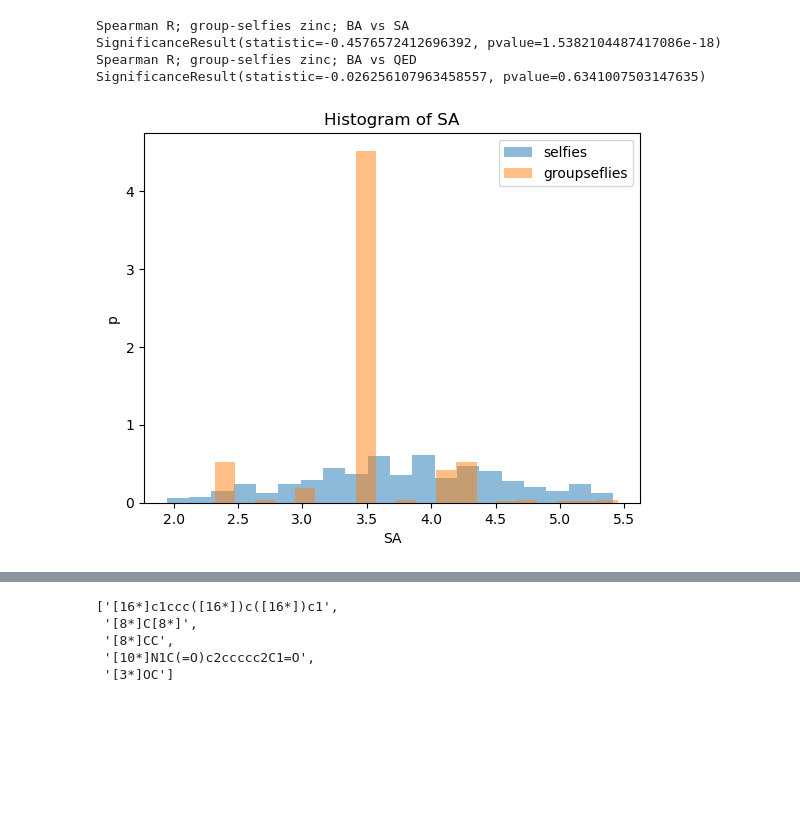
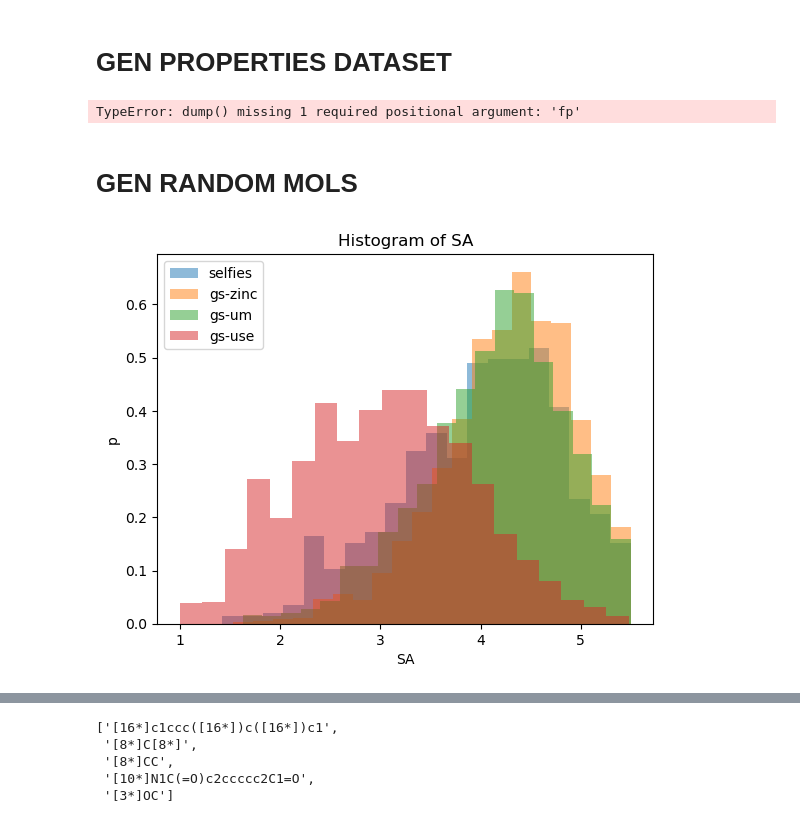
Before and after one commit to naigamshah/LIMO-Plus, a Jupyter notebook: playground.ipynb, the cells around one changed output, grey strips where cells are left out. Drawn from its saved outputs; the diff is of its cells as text; code cells hidden in the pictures; blank space fills up the shorter version.

```diff
--- a/playground.ipynb
+++ b/playground.ipynb
@@ -49,17 +33,10 @@ Spearman R; selfies; BA vs QED SignificanceResult(statistic=-0.43842071997358295
-# %%
-gen_mols = pickle.load(open("temp_outs/gen_mols_gs_zinc.pkl","rb"))
-
-props = []
-for i in range(len(gen_mols)):
-    sa, qed = score_smile(gen_mols[i][1])
-    props.append([gen_mols[i][0], sa, qed])
-
-props_gs_zinc = np.array(props)
-
-
-print(len(props_gs_zinc))
-print("Spearman R; group-selfies zinc; BA vs SA", spearmanr(props_gs_zinc[:,0], props_gs_zinc[:,1]))
-print("Spearman R; group-selfies zinc; BA vs QED", spearmanr(props_gs_zinc[:,0], props_gs_zinc[:,2]))
-# %% [output]
-Spearman R; group-selfies zinc; BA vs SA SignificanceResult(statistic=-0.4576572412696392, pvalue=1.5382104487417086e-18)
-Spearman R; group-selfies zinc; BA vs QED SignificanceResult(statistic=-0.026256107963458557, pvalue=0.6341007503147635)
+# %% [markdown]
+# GEN PROPERTIES DATASET
+# %%
+smiles = [line.split()[0] for line in open("tokens/zinc250k.smi", 'r')]
+d = {}
+for s in tqdm.tqdm(smiles):
+    sa, qed = score_smile(s)
+    d[Chem.CanonSmiles(s)] = {"sa": sa,"qed": qed}
+# %% [output]
+TypeError: dump() missing 1 required positional argument: 'fp'
@@ -66,11 +47,51 @@ Spearman R; group-selfies zinc; BA vs QED SignificanceResult(statistic=-0.026256
+# %% [markdown]
+# GEN RANDOM MOLS
+# %%
+gen_mols = pickle.load(open("gen_mols/random/selfies.pkl","rb"))
+
+props = []
+for i in range(len(gen_mols)):
+    sa, qed = score_smile(gen_mols[i])
+    props.append([0, sa, qed])
+
+props_sf = np.array(props)
+
+gen_mols = pickle.load(open("gen_mols/random/gs_zinc.pkl","rb"))
+
+props = []
+for i in range(len(gen_mols)):
+    sa, qed = score_smile(gen_mols[i])
+    props.append([0, sa, qed])
+
+props_gs_zinc = np.array(props)
+
+gen_mols = pickle.load(open("gen_mols/random/gs_um.pkl","rb"))
+
+props = []
+for i in range(len(gen_mols)):
+    sa, qed = score_smile(gen_mols[i])
+    props.append([0, sa, qed])
+
+props_gs_um = np.array(props)
+
+gen_mols = pickle.load(open("gen_mols/random/gs_use.pkl","rb"))
+
+props = []
+for i in range(len(gen_mols)):
+    sa, qed = score_smile(gen_mols[i])
+    props.append([0, sa, qed])
+
+props_gs_use = np.array(props)
 # %%
 plt.figure()
 plt.title("Histogram of SA")
-plt.hist(props_sf[:, 1], 20, alpha=0.5, density=True, label="selfies")
-plt.hist(props_gs_zinc[:, 1], 20, alpha=0.5, density=True, label="groupseflies")
+plt.hist(props_sf[(props_sf[:,1]<5.5) & (props_sf[:,2]>0.4), 1], 20, alpha=0.5, density=True, label="selfies")
+plt.hist(props_gs_zinc[(props_gs_zinc[:,1]<5.5) & (props_gs_zinc[:,2]>0.4), 1], 20, alpha=0.5, density=True, label="gs-zinc")
+plt.hist(props_gs_um[(props_gs_um[:,1]<5.5) & (props_gs_um[:,2]>0.4), 1], 20, alpha=0.5, density=True, label="gs-um")
+plt.hist(props_gs_use[(props_gs_use[:,1]<5.5) & (props_gs_use[:,2]>0.4), 1], 20, alpha=0.5, density=True, label="gs-use")
 plt.xlabel("SA")
 plt.ylabel("p")
 plt.legend()
 plt.show()
 # %% [output]
-[figure, old version]
+[figure, new version]
```
Also changed, not shown: parts of 17 cells of this notebook, 11 other files.
